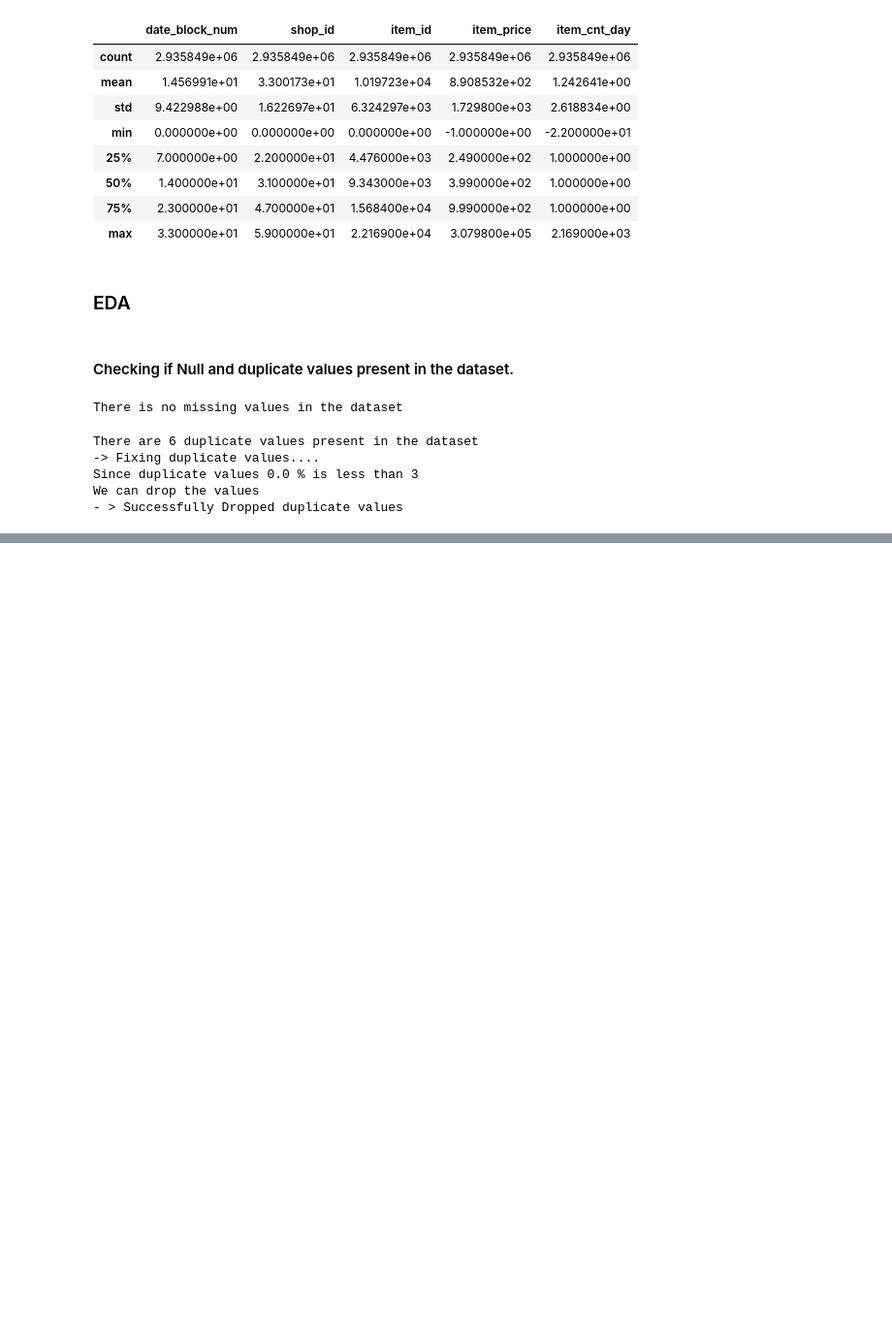
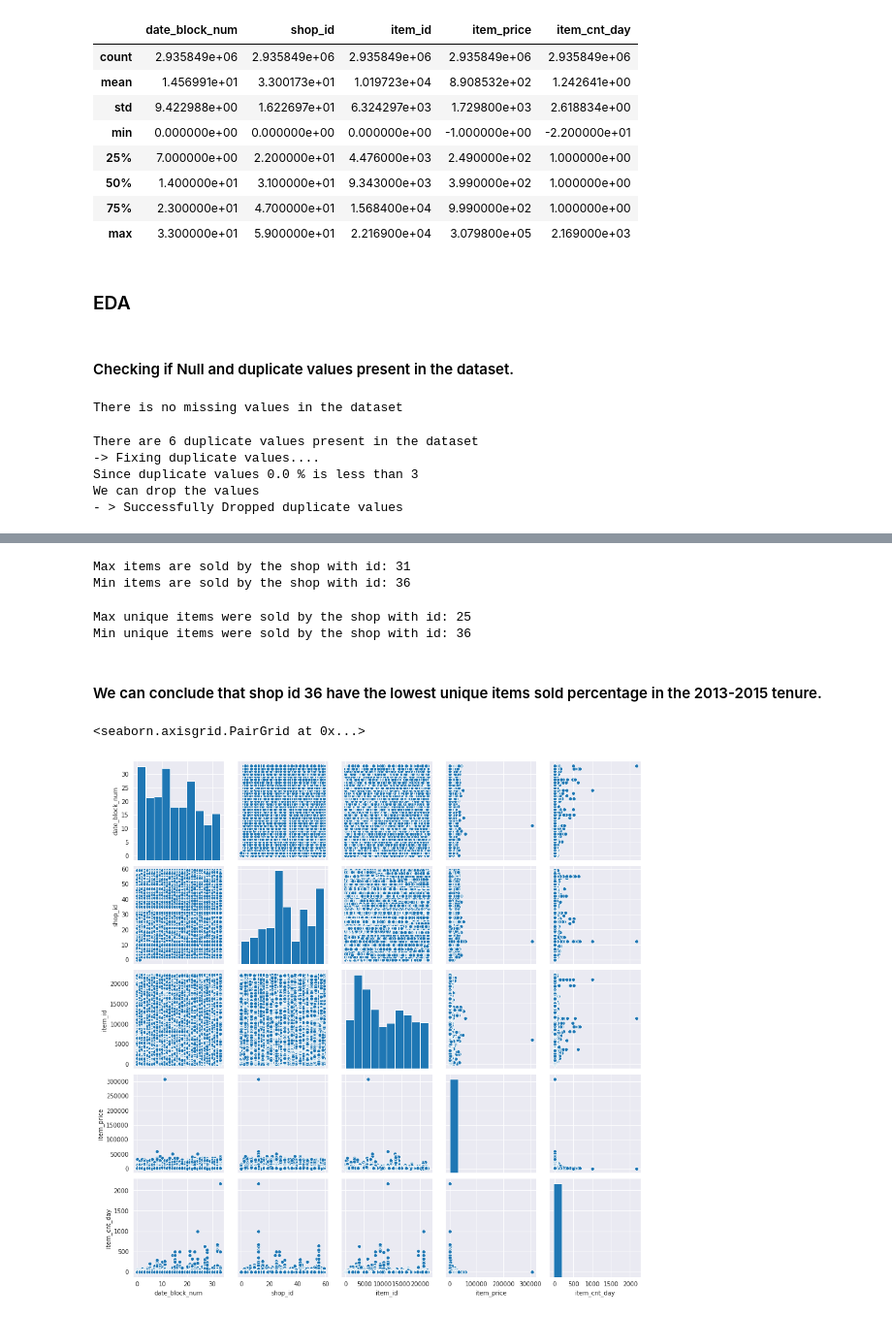
Before and after one commit to Abhishek768/Kaggle-challenge-I, a Jupyter notebook: Project.ipynb, the cells around one changed output, grey strips where cells are left out. Shown at 97% size. Drawn from its saved outputs; the diff is of its cells as text; code cells hidden in the pictures; blank space fills up the shorter version.

Commit message:
working on EDA of the Shops and items

```diff
--- a/Project.ipynb
+++ b/Project.ipynb
@@ -4,3 +8,5 @@ import pandas as pd
+# %%
+sns.set_style('darkgrid')
 # %%
 df = pd.read_csv('sales_train.csv')
 # %%
@@ -91,0 +116,19 @@ We can drop the values
+# %%
+print(f'Max items are sold by the shop with id: {max_items_sold}')
+print(f'Min items are sold by the shop with id: {min_items_sold}')
+# %% [output]
+Max items are sold by the shop with id: 31
+Min items are sold by the shop with id: 36
+# %%
+print(f'Max unique items were sold by the shop with id: {max_uniques_items_sold_by_shop}')
+print(f'Min unique items were sold by the shop with id: {min_uniques_items_sold_by_shop}')
+# %% [output]
+Max unique items were sold by the shop with id: 25
+Min unique items were sold by the shop with id: 36
+# %% [markdown]
+#### We can conclude that shop id 36 have the lowest unique items sold percentage in the 2013-2015 tenure.
+# %%
+sns.pairplot(df);
+# %% [output]
+<seaborn.axisgrid.PairGrid at 0x...>
+[figure, added]
```
Also changed, not shown: parts of 9 cells of this notebook.
